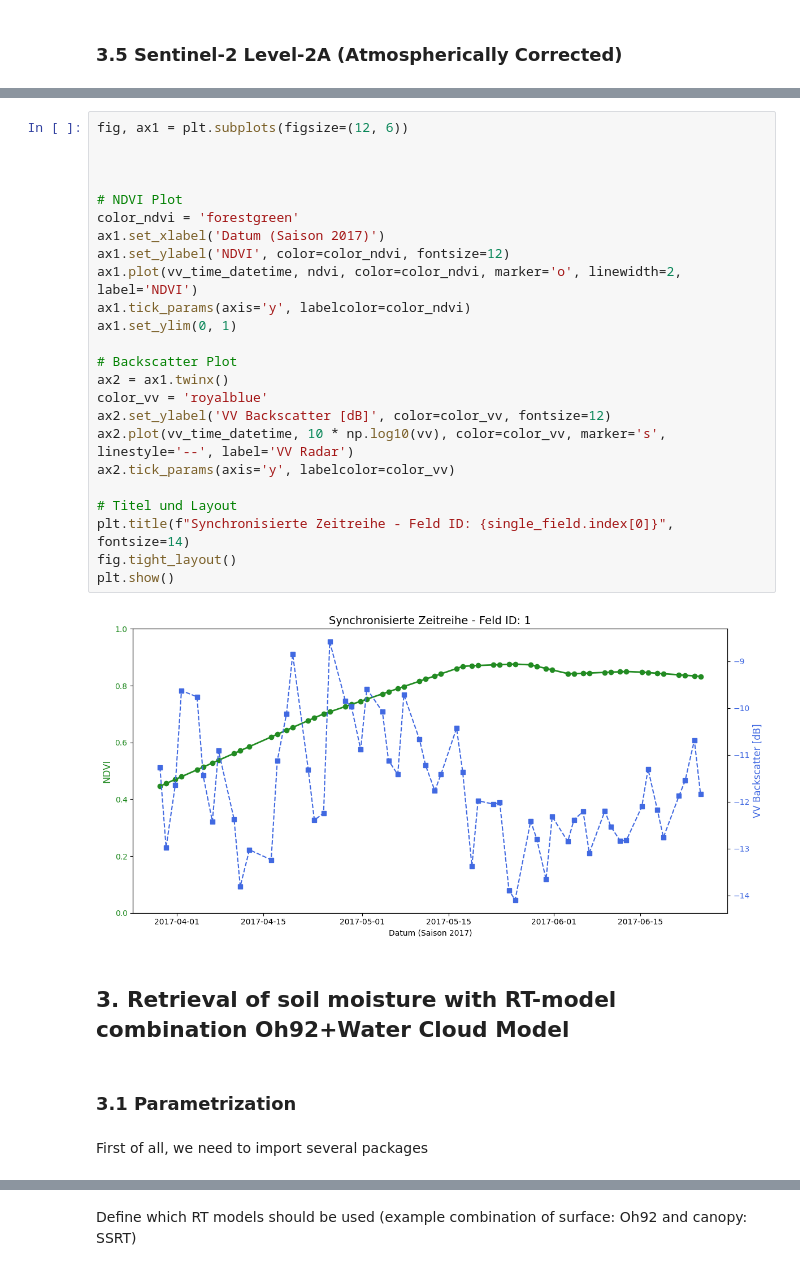
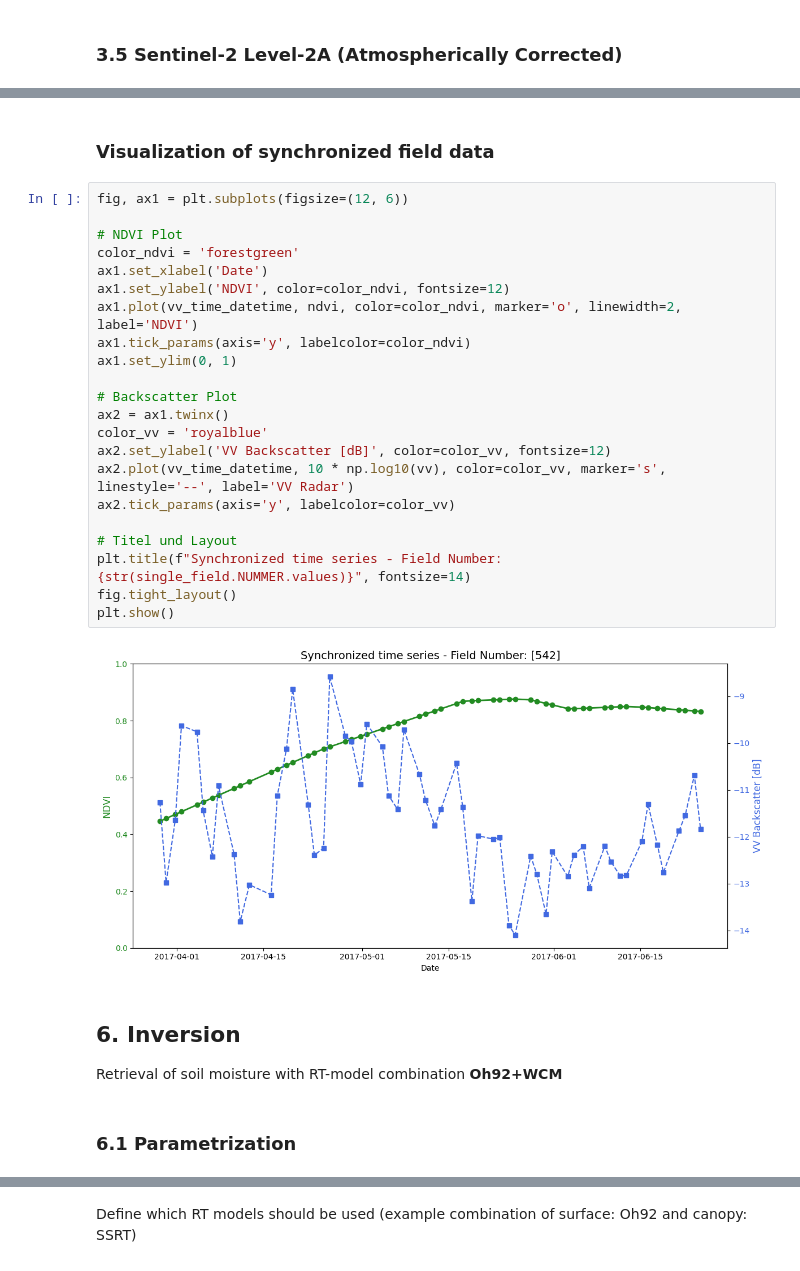
Before and after one commit to McWhity/sense, a Jupyter notebook: docs/notebooks/Example_4_Soil_moisture_retrieval.ipynb, the cells around one changed output, grey strips where cells are left out. Saved outputs shown, nothing was run; the diff lists cells and outputs as text.

```diff
--- a/docs/notebooks/Example_4_Soil_moisture_retrieval.ipynb
+++ b/docs/notebooks/Example_4_Soil_moisture_retrieval.ipynb
@@ -288,32 +309,32 @@ vv_time_datetime = pd.to_datetime(vv_time)
+# %% [markdown]
+### Visualization of synchronized field data
 # %%
 fig, ax1 = plt.subplots(figsize=(12, 6))
 
-
-
 # NDVI Plot
 color_ndvi = 'forestgreen'
-ax1.set_xlabel('Datum (Saison 2017)')
+ax1.set_xlabel('Date')
 ax1.set_ylabel('NDVI', color=color_ndvi, fontsize=12)
 ax1.plot(vv_time_datetime, ndvi, color=color_ndvi, marker='o', linewidth=2, label='NDVI')
 ax1.tick_params(axis='y', labelcolor=color_ndvi)
 ax1.set_ylim(0, 1)
 
 # Backscatter Plot
 ax2 = ax1.twinx()
 color_vv = 'royalblue'
 ax2.set_ylabel('VV Backscatter [dB]', color=color_vv, fontsize=12)
 ax2.plot(vv_time_datetime, 10 * np.log10(vv), color=color_vv, marker='s', linestyle='--', label='VV Radar')
 ax2.tick_params(axis='y', labelcolor=color_vv)
 
 # Titel und Layout
-plt.title(f"Synchronisierte Zeitreihe - Feld ID: {single_field.index[0]}", fontsize=14)
+plt.title(f"Synchronized time series - Field Number: {str(single_field.NUMMER.values)}", fontsize=14)
 fig.tight_layout()
 plt.show()
 # %% [output]
-[figure, old version]
+[figure, new version]
 # %% [markdown]
-## 3. Retrieval of soil moisture with RT-model combination **Oh92+Water Cloud Model**
+## 6. Inversion
+
+Retrieval of soil moisture with RT-model combination **Oh92+WCM**
 # %% [markdown]
-### 3.1 Parametrization
+### 6.1 Parametrization
-# %% [markdown]
-First of all, we need to import several packages
```
Also changed, not shown: parts of 36 cells of this notebook, 4 other files.
